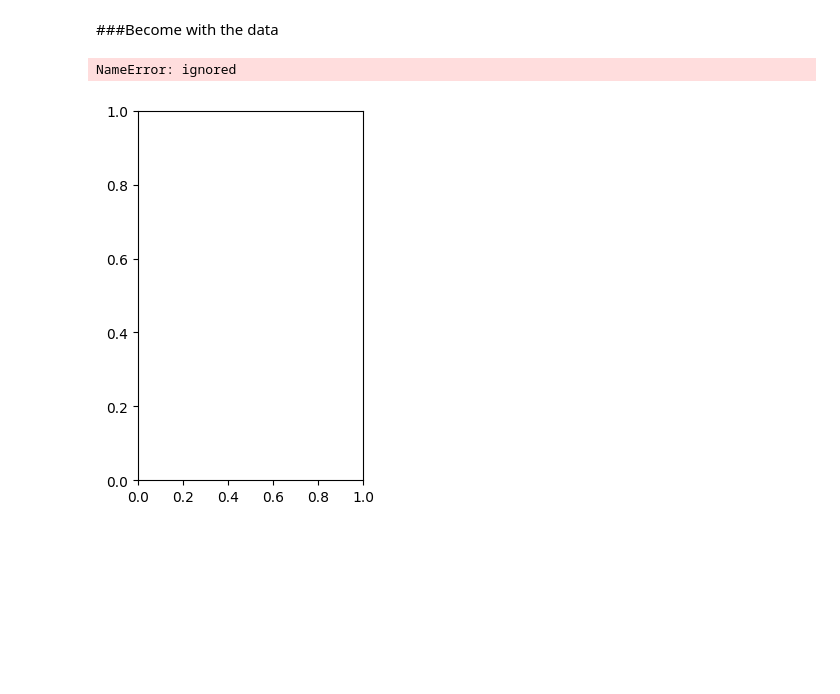
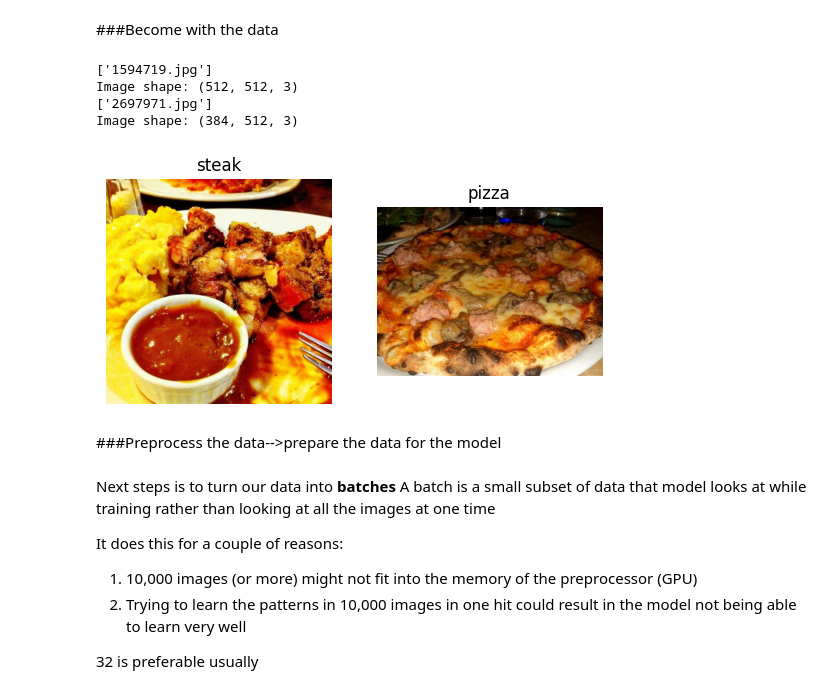
Before and after one commit to NandiniMehta0603/Tensorflow, a Jupyter notebook: Computer_Vision_and_CNN.ipynb, the cells around one changed output. Cells and saved outputs as stored; diff of their text form; code cells hidden in the pictures; blank space fills up the shorter version.

```diff
--- a/Computer_Vision_and_CNN.ipynb
+++ b/Computer_Vision_and_CNN.ipynb
@@ -508,17 +508,48 @@ _________________________________________________________________
 7. repeat until satisfies(experiment)
 # %% [markdown]
 ###Become with the data
+# %%
+#Lets visualise the images
+import matplotlib.pyplot as plt
+import matplotlib.image as mpimg
+import random
+
+def view_random_image(target_dir,target_class): #in string format
+  #set up the target directory
+  target_folder=target_dir+target_class
+
+  #get a random image path
+  random_image=random.sample(os.listdir(target_folder),1)
+  print(random_image)
+
+  #read in the image and plot it using matplotlib
+  img=mpimg.imread(target_folder + "/" + random_image[0])
+  plt.imshow(img)
+  plt.title(target_class)
+  plt.axis("off");
+
+  print(f"Image shape: { img.shape}")#show the shape of the image
+
+  return img
 # %%
 #visualise the data
 import matplotlib.pyplot as plt
 import matplotlib.image as mpimg
 import random
+import os
 
 plt.figure()
 plt.subplot(1,2,1)
-steak_img=view_random_image("pizza_steak/train/","steak")
+# steak_img=view_random_image("pizza_steak/train/","steak")
+steak_img = view_random_image(target_dir="pizza_steak/train/",
+                        target_class="steak")
 plt.subplot(1,2,2)
 pizza_img=view_random_image("pizza_steak/train/","pizza")
 # %% [output]
-NameError: ignored
+['1594719.jpg']
+Image shape: (512, 512, 3)
+['2697971.jpg']
+Image shape: (384, 512, 3)
-[figure, old version]
+[figure, new version]
+# %% [markdown]
+###Preprocess the data-->prepare the data for the model
@@ -524,0 +560,9 @@ NameError: ignored
+# %% [markdown]
+Next steps is to turn our data into **batches**
+A batch is a small subset of data that model looks at while training rather than looking at all the images at one time
+
+It does this for a couple of reasons:
+1. 10,000 images (or more) might not fit into the memory of the preprocessor (GPU)
+2. Trying to learn the patterns in 10,000 images in one hit could result in the model not being able to learn very well
+
+32 is preferable usually
```
Also changed, not shown: parts of 22 cells of this notebook.
